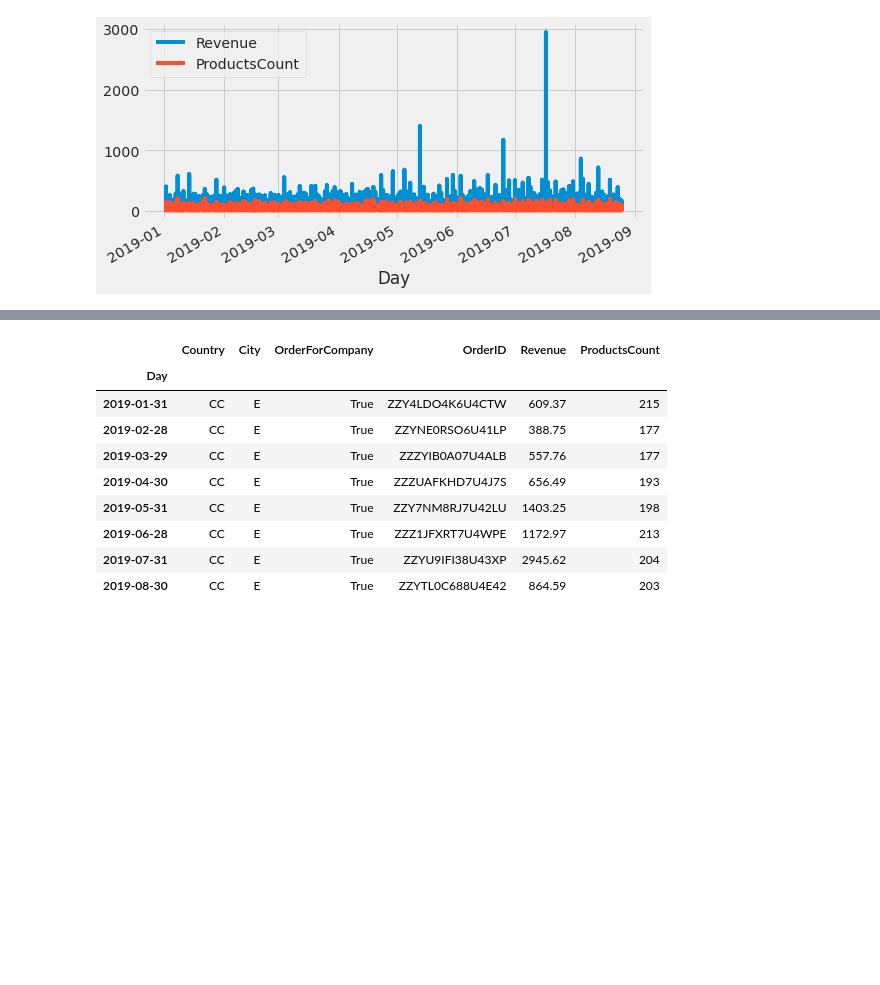
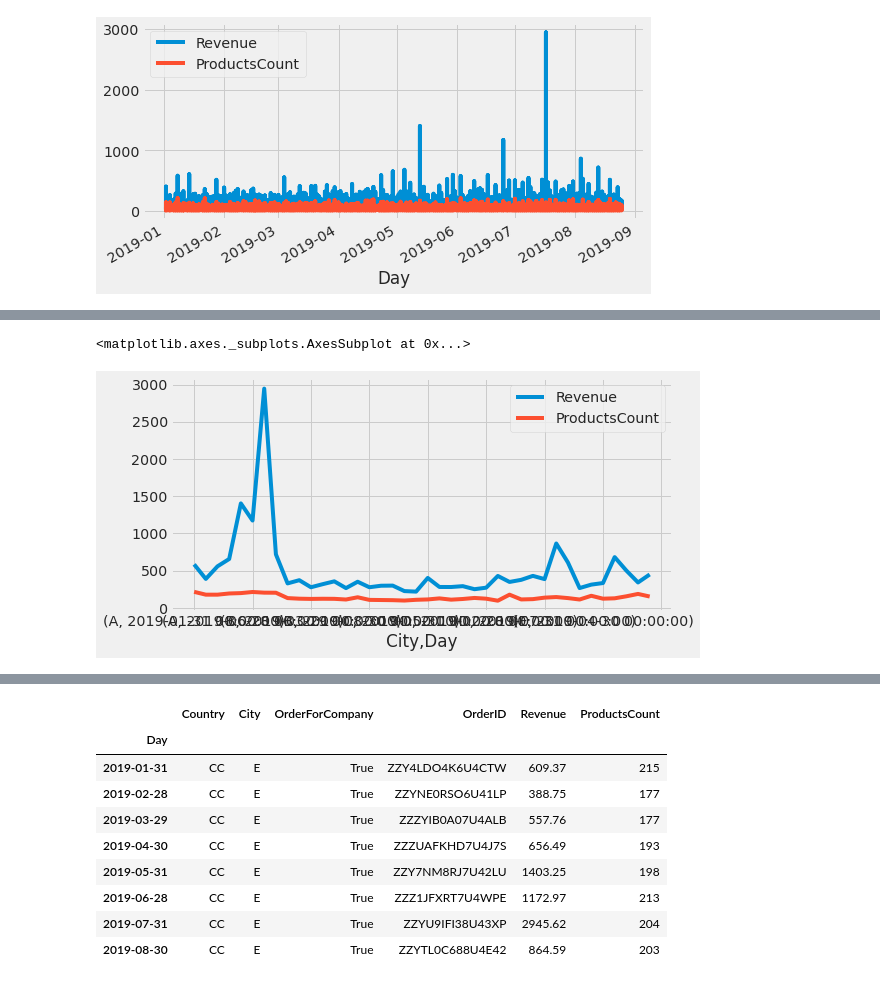
Before and after one commit to Daivar/Behavior_Sequence_Transformer_Pytorch, a Jupyter notebook: Orders.ipynb, the cells around one changed output, grey strips where cells are left out. Cells and saved outputs as stored; diff of their text form; code cells hidden in the pictures; blank space fills up the shorter version.

```diff
--- a/Orders.ipynb
+++ b/Orders.ipynb
@@ -104,0 +187,3 @@ df1.plot()
+# %%
+df10 = df1.groupby('City').resample('BM').max()
+df10
@@ -104,0 +209,5 @@ df1.plot()
+# %%
+df10.plot()
+# %% [output]
+<matplotlib.axes._subplots.AxesSubplot at 0x...>
+[figure, added]
```
Also changed, not shown: parts of 10 cells of this notebook.
